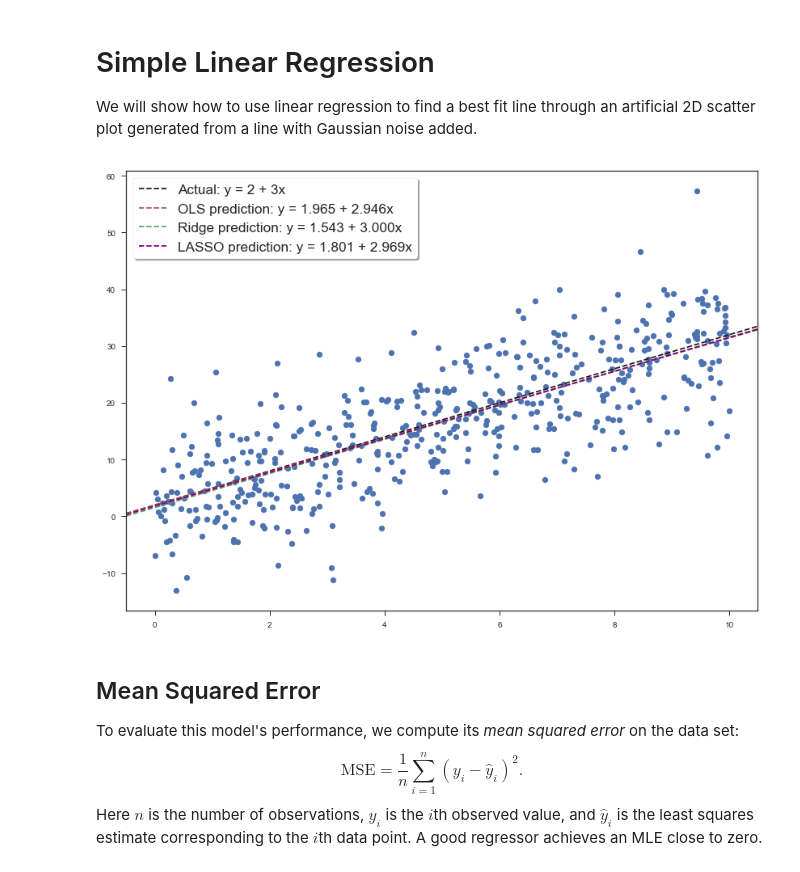
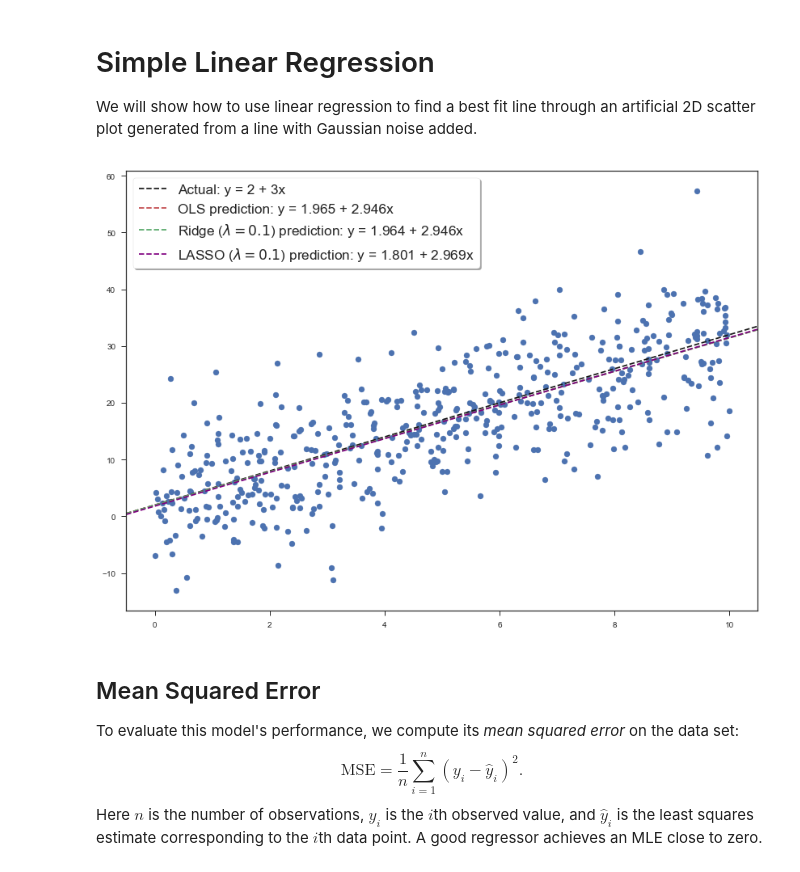
Before and after one commit to artemmavrin/StatTools, a Jupyter notebook: examples/Simple Linear Regression.ipynb, the cells around one changed output. Drawn from its saved outputs; the diff is of its cells as text; code cells hidden in the pictures.

Commit message:
Implemented ridge regression using least squares

```diff
--- a/examples/Simple Linear Regression.ipynb
+++ b/examples/Simple Linear Regression.ipynb
@@ -19,37 +19,37 @@ intercept = 2
 np.random.seed(100)
 x = np.random.uniform(0, 10, n)
 y = slope * x + intercept + np.random.normal(0, 7, n)
 
 # Ordinary least squares
 lm = LinearRegression()
 lm.fit(x, y)
 
 # Ridge regression
 lm_ridge = LinearRegression(penalty="l2")
-lm_ridge.fit(x, y, optimizer=NewtonRaphson(iterations=1000))
+lm_ridge.fit(x, y)
 
 # LASSO regression
 lm_lasso = LinearRegression(penalty="l1")
 lm_lasso.fit(x, y, optimizer=GradientDescent(iterations=10000, rate=0.01))
 
 plt.figure(figsize=(14, 10))
 sns.set(style="ticks", color_codes=True)
 plt.scatter(x, y)
 
 abline(intercept, slope, ls="--", c="k", label=f"Actual: y = {intercept} + {slope}x")
 abline(lm._weights[0], lm._weights[1], ls="--", c="r",
        label=f"OLS prediction: y = {lm._weights[0]:.3f} + {lm._weights[1]:.3f}x")
 abline(lm_ridge._weights[0], lm_ridge._weights[1], ls="--", c="g",
-       label=f"Ridge prediction: y = {lm_ridge._weights[0]:.3f} + {lm_ridge._weights[1]:.3f}x")
+       label=f"Ridge ($\lambda={lm_ridge.lam}$) prediction: y = {lm_ridge._weights[0]:.3f} + {lm_ridge._weights[1]:.3f}x")
 abline(lm_lasso._weights[0], lm_lasso._weights[1], ls="--", c="purple",
-       label=f"LASSO prediction: y = {lm_lasso._weights[0]:.3f} + {lm_lasso._weights[1]:.3f}x")
+       label=f"LASSO ($\lambda={lm_lasso.lam}$) prediction: y = {lm_lasso._weights[0]:.3f} + {lm_lasso._weights[1]:.3f}x")
 
 plt.legend(loc="best", fontsize="x-large", frameon=True, shadow=True)
 
 plt.show()
 plt.close()
 # %% [output]
-[figure, old version]
+[figure, new version]
 # %% [markdown]
 ## Mean Squared Error
 
```
Also changed, not shown: parts of 1 cell of this notebook, 1 other file.
